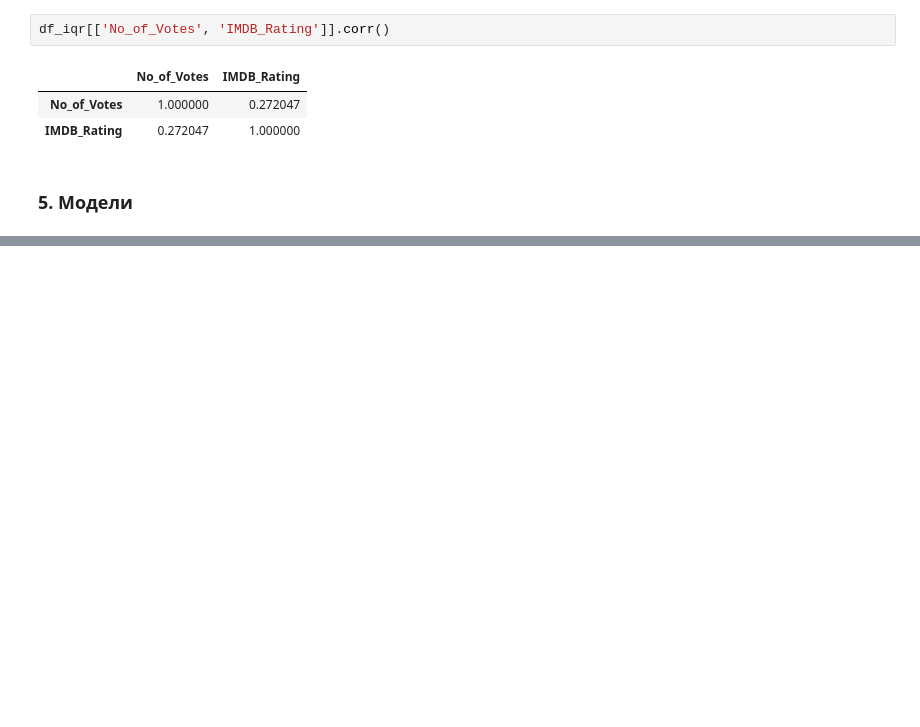
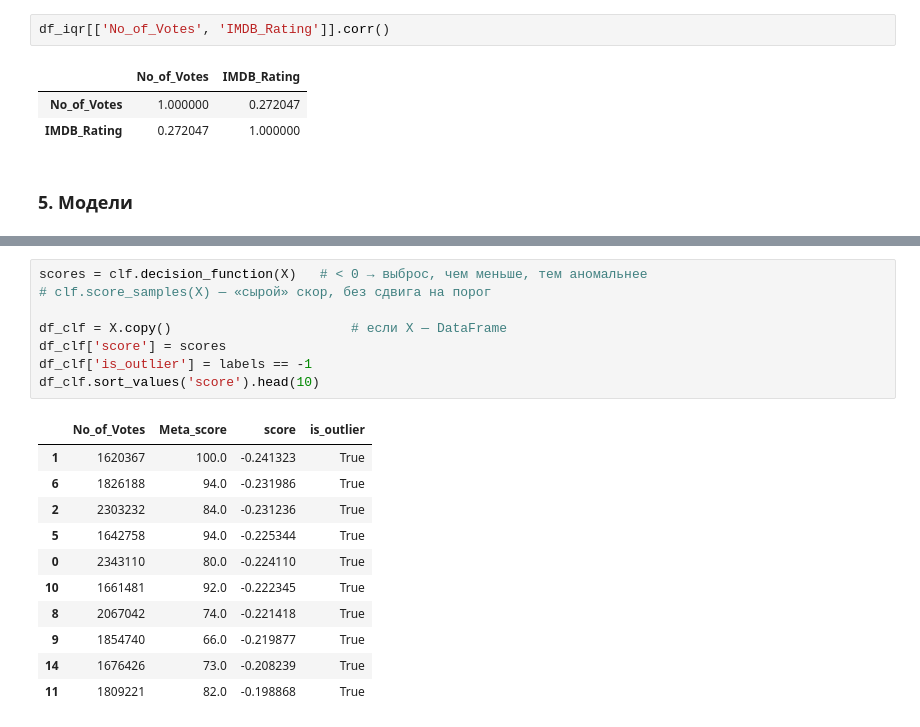
Before and after one commit to Jnesmey/Pipelines, a Jupyter notebook: Exploratory Data Analysis/Outlier.ipynb, the cells around one changed output, grey strips where cells are left out. Saved outputs shown, nothing was run; the diff lists cells and outputs as text; blank space fills up the shorter version.

```diff
--- a/Exploratory Data Analysis/Outlier.ipynb
+++ b/Exploratory Data Analysis/Outlier.ipynb
@@ -252,0 +277,20 @@ df_iqr[['No_of_Votes', 'IMDB_Rating']].corr()
+# %%
+scores = clf.decision_function(X)   # < 0 → выброс, чем меньше, тем аномальнее
+# clf.score_samples(X) — «сырой» скор, без сдвига на порог
+
+df_clf = X.copy()                       # если X — DataFrame
+df_clf['score'] = scores
+df_clf['is_outlier'] = labels == -1
+df_clf.sort_values('score').head(10)
+# %% [output]
+|  | No_of_Votes | Meta_score | score | is_outlier |
+| 1 | 1620367 | 100.0 | -0.241323 | True |
+| 6 | 1826188 | 94.0 | -0.231986 | True |
+| 2 | 2303232 | 84.0 | -0.231236 | True |
+| 5 | 1642758 | 94.0 | -0.225344 | True |
+| 0 | 2343110 | 80.0 | -0.224110 | True |
+| 10 | 1661481 | 92.0 | -0.222345 | True |
+| 8 | 2067042 | 74.0 | -0.221418 | True |
+| 9 | 1854740 | 66.0 | -0.219877 | True |
+| 14 | 1676426 | 73.0 | -0.208239 | True |
+| 11 | 1809221 | 82.0 | -0.198868 | True |
```
Also changed, not shown: parts of 7 cells of this notebook.
